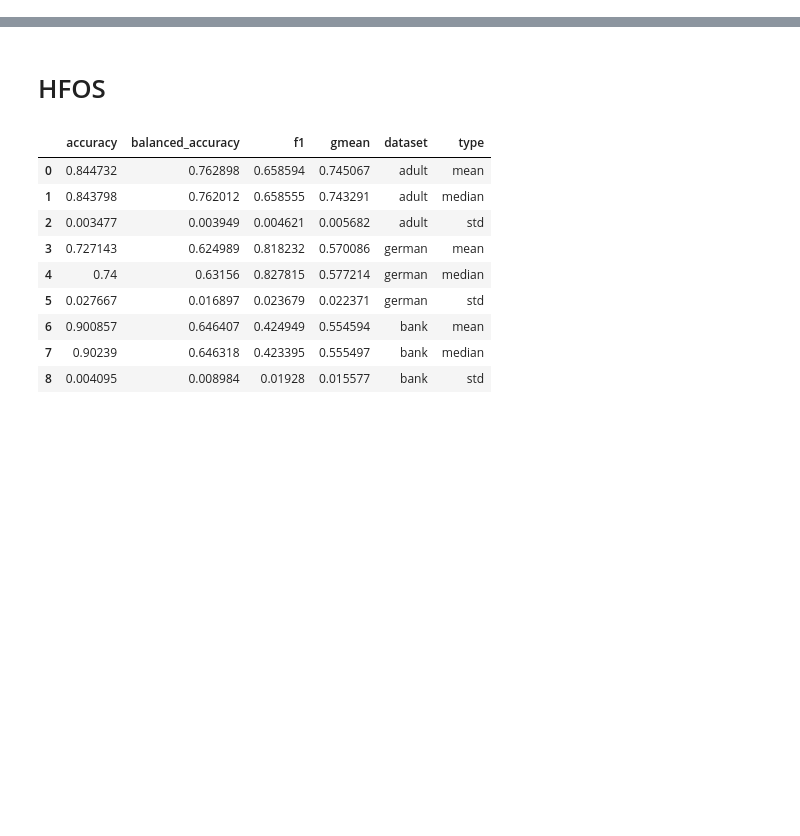
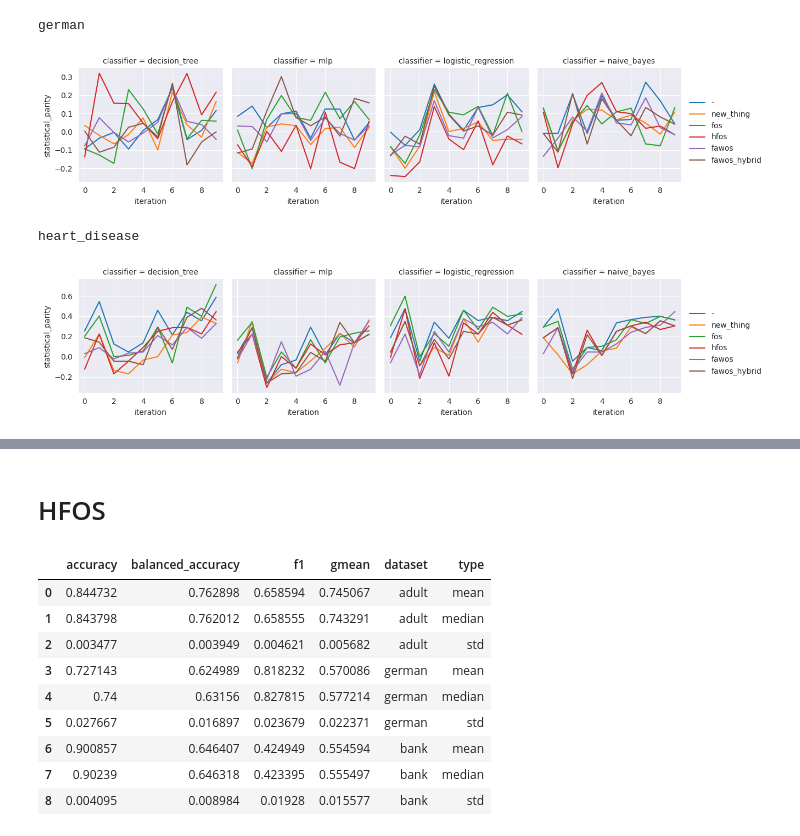
Before and after one commit to annprzy/fair_rbh, a Jupyter notebook: notebooks/results_analysis.ipynb, the cells around one changed output, grey strips where cells are left out. Cells and saved outputs as stored; diff of their text form; code cells hidden in the pictures; blank space fills up the shorter version.

```diff
--- a/notebooks/results_analysis.ipynb
+++ b/notebooks/results_analysis.ipynb
@@ -37,0 +97,6 @@ def calculate_mean_std(df_names, dfs):
+# %%
+for dataset_name, dfs in zip(dataset_names, dfs_fairness):
+    df = aggregate_runs(dfs)
+    print(dataset_name)
+    display(df)
+    print('----------------------------------------------------------------')
@@ -37,0 +146,5 @@ def calculate_mean_std(df_names, dfs):
+# %%
+for dataset_name, dfs in zip(dataset_names, dfs_fairness):
+    print(dataset_name)
+    print_to_latex(dfs)
+    print('----------------------------------------------------------------')
@@ -37,0 +169,6 @@ def calculate_mean_std(df_names, dfs):
+# %%
+for dataset_name, dfs in zip(dataset_names, dfs_performance):
+    df = aggregate_runs(dfs)
+    print(dataset_name)
+    display(df)
+    print('----------------------------------------------------------------')
@@ -37,0 +218,5 @@ def calculate_mean_std(df_names, dfs):
+# %%
+for dataset_name, dfs in zip(dataset_names, dfs_performance):
+    print(dataset_name)
+    print_to_latex(dfs)
+    print('----------------------------------------------------------------')
@@ -37,0 +241,9 @@ def calculate_mean_std(df_names, dfs):
+# %%
+for dataset_name, dfs in zip(dataset_names, dfs_fairness):
+    print(dataset_name)
+    aggregate_runs_no_mean(dfs, y='statistical_parity')
+# %% [output]
+german
+[figure, added]
+heart_disease
+[figure, added]
```
Also changed, not shown: parts of 15 cells of this notebook, 18 other files.
